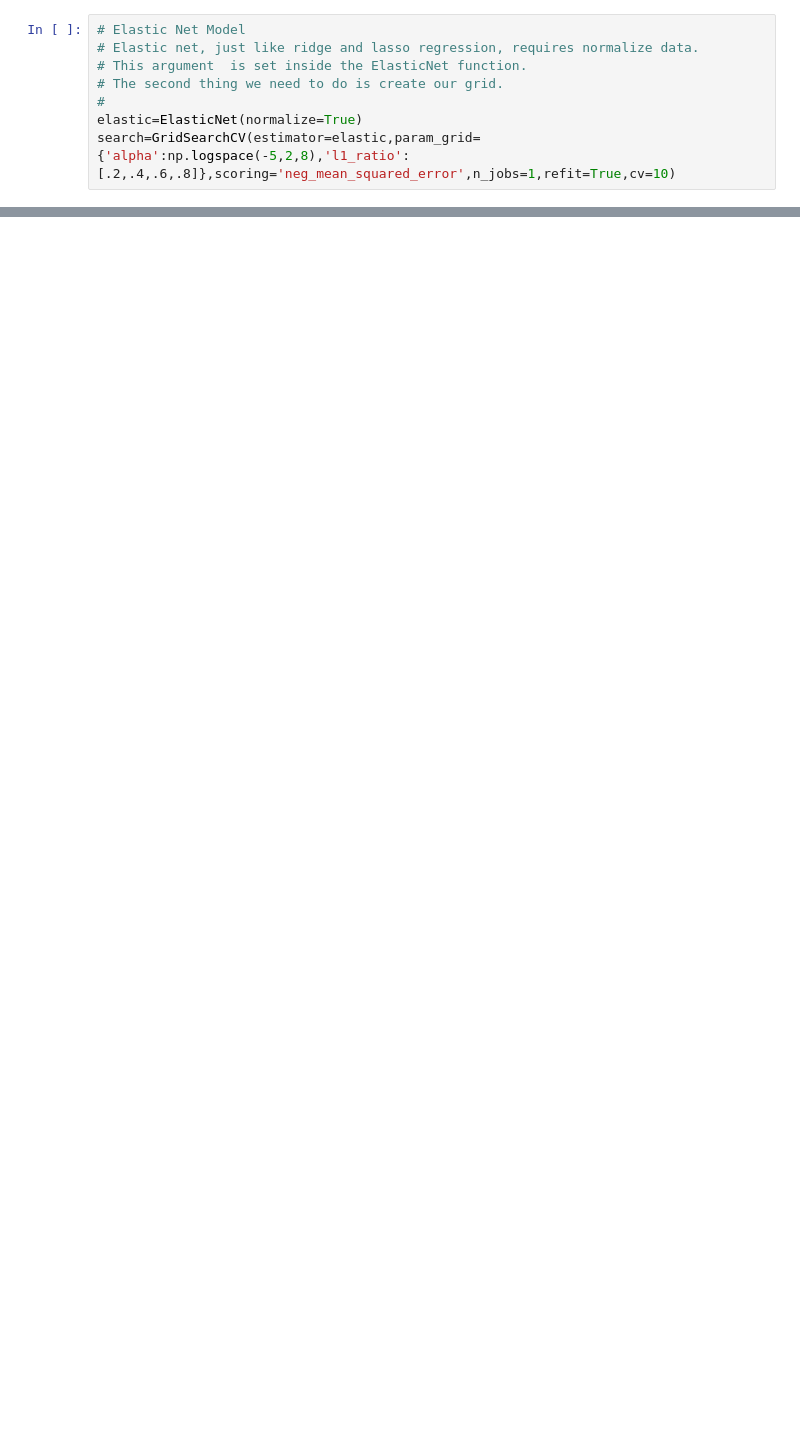
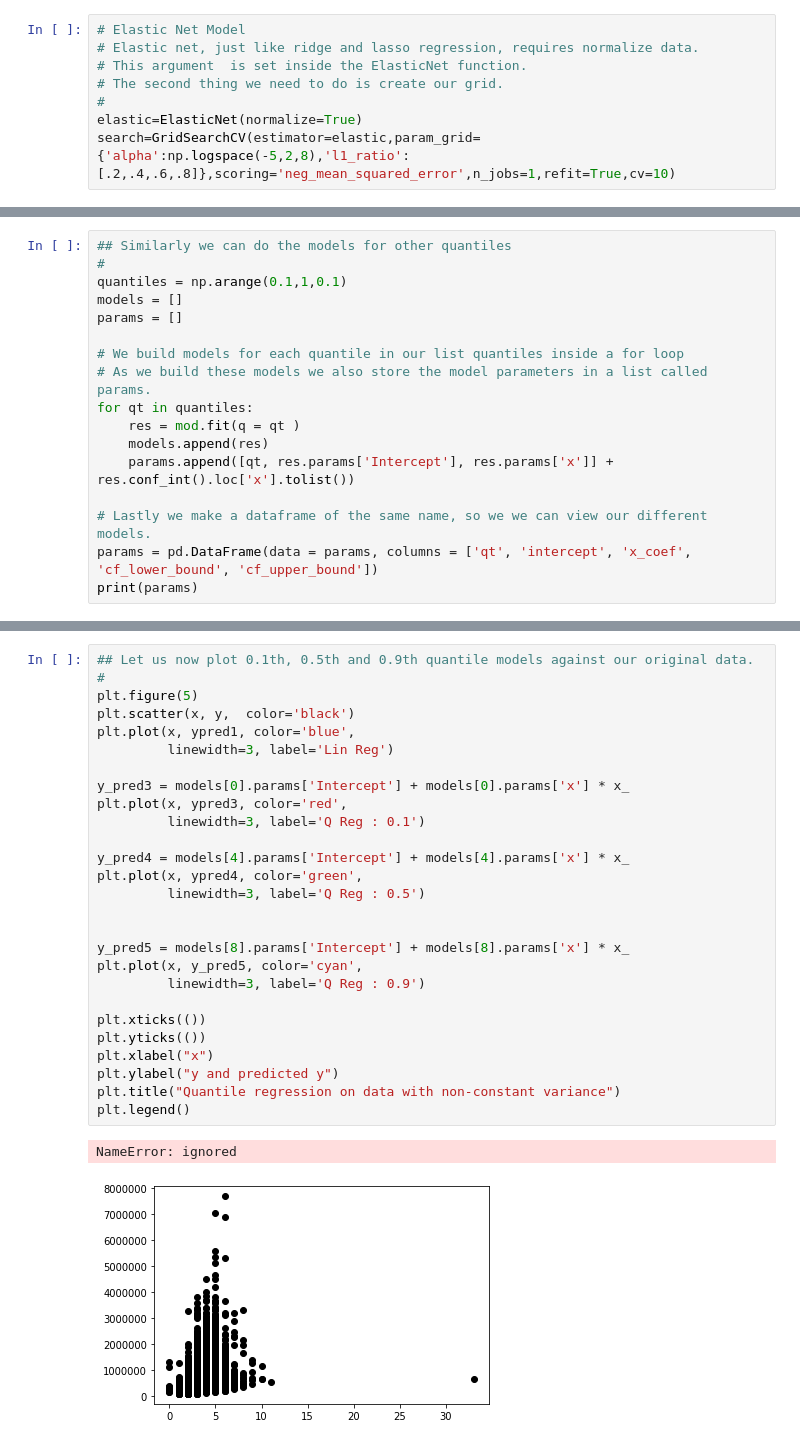
Before and after one commit to victoriousvictor42/hass-consult, a Jupyter notebook: Escada.ipynb, the cells around one changed output, grey strips where cells are left out. Drawn from its saved outputs; the diff is of its cells as text; blank space fills up the shorter version.

```diff
--- a/Escada.ipynb
+++ b/Escada.ipynb
@@ -798,0 +939,17 @@ coef_dict_baseline
+# %%
+## Similarly we can do the models for other quantiles
+#
+quantiles = np.arange(0.1,1,0.1)
+models = []
+params = []
+
+# We build models for each quantile in our list quantiles inside a for loop
+# As we build these models we also store the model parameters in a list called params.
+for qt in quantiles:
+	res = mod.fit(q = qt )
+	models.append(res)
+	params.append([qt, res.params['Intercept'], res.params['x']] + res.conf_int().loc['x'].tolist())
+
+# Lastly we make a dataframe of the same name, so we we can view our different models.
+params = pd.DataFrame(data = params, columns = ['qt', 'intercept', 'x_coef', 'cf_lower_bound', 'cf_upper_bound'])
+print(params)
@@ -798,0 +967,30 @@ coef_dict_baseline
+# %%
+## Let us now plot 0.1th, 0.5th and 0.9th quantile models against our original data.
+#
+plt.figure(5)
+plt.scatter(x, y,  color='black')
+plt.plot(x, ypred1, color='blue',
+         linewidth=3, label='Lin Reg')
+
+y_pred3 = models[0].params['Intercept'] + models[0].params['x'] * x_
+plt.plot(x, ypred3, color='red',
+         linewidth=3, label='Q Reg : 0.1')
+
+y_pred4 = models[4].params['Intercept'] + models[4].params['x'] * x_
+plt.plot(x, ypred4, color='green',
+         linewidth=3, label='Q Reg : 0.5')
+
+
+y_pred5 = models[8].params['Intercept'] + models[8].params['x'] * x_
+plt.plot(x, y_pred5, color='cyan',
+         linewidth=3, label='Q Reg : 0.9')
+
+plt.xticks(())
+plt.yticks(())
+plt.xlabel("x")
+plt.ylabel("y and predicted y")
+plt.title("Quantile regression on data with non-constant variance")
+plt.legend()
+# %% [output]
+NameError: ignored
+[figure, added]
```
Also changed, not shown: parts of 67 cells of this notebook.
